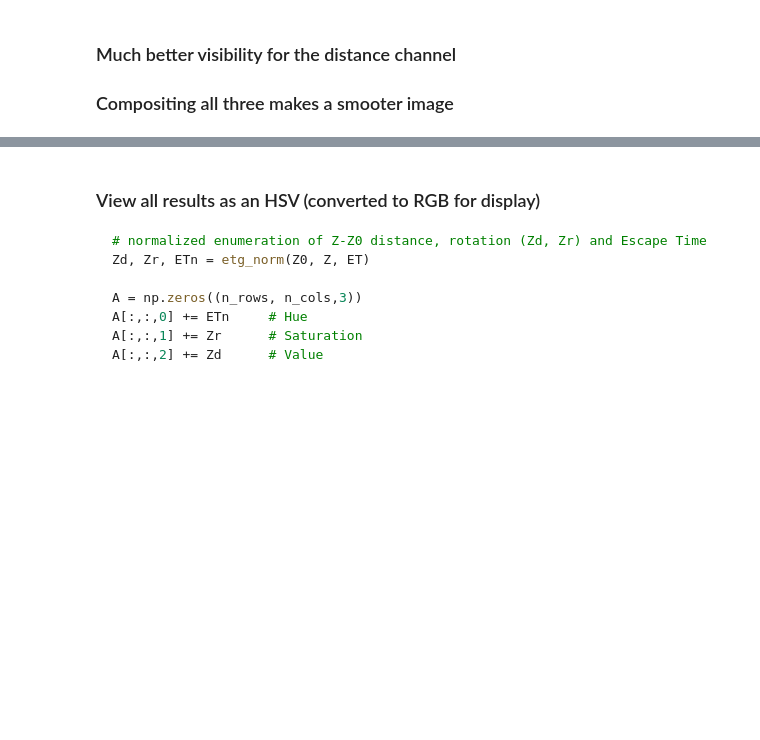
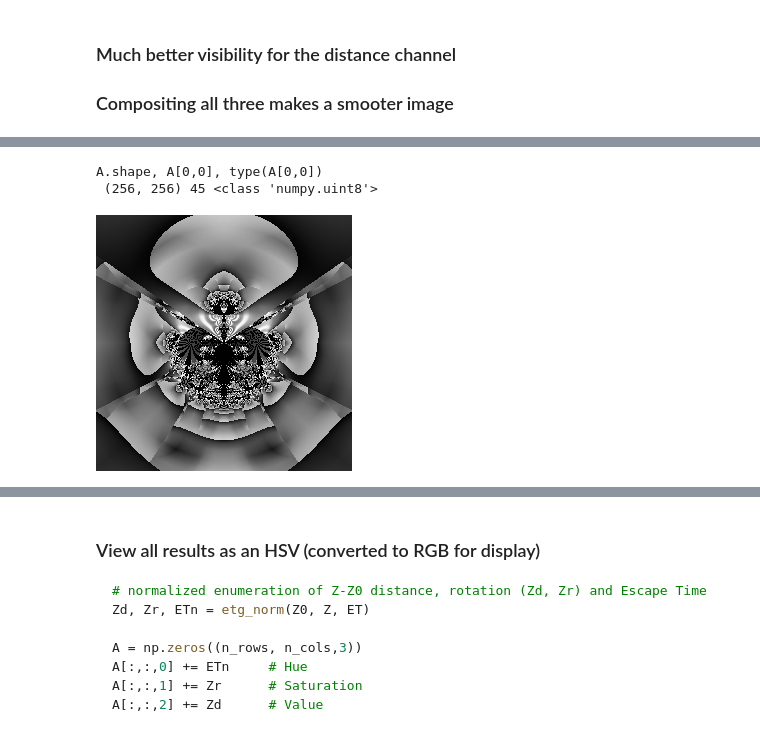
Before and after one commit to dlanier/scalygraphic, a Jupyter notebook: doc_code/impute_color_examples.ipynb, the cells around one changed output, grey strips where cells are left out. Drawn from its saved outputs; the diff is of its cells as text; code cells hidden in the pictures; blank space fills up the shorter version.

```diff
--- a/doc_code/impute_color_examples.ipynb
+++ b/doc_code/impute_color_examples.ipynb
@@ -151,3 +175,12 @@ display(im)
+# %%
+im = get_gray_im(ET_1, Z_1, Z0_1)
+A = np.array(im)
+print('A.shape, A[0,0], type(A[0,0])\n',A.shape, A[0,0], type(A[0,0]))
+display(im)
+# %% [output]
+A.shape, A[0,0], type(A[0,0])
+ (256, 256) 45 <class 'numpy.uint8'>
+[figure, added]
 # %%
 g_im_et = primitive_2_gray(ET_1)
 display(g_im_et)
```
Also changed, not shown: parts of 22 cells of this notebook, 1 other file.
